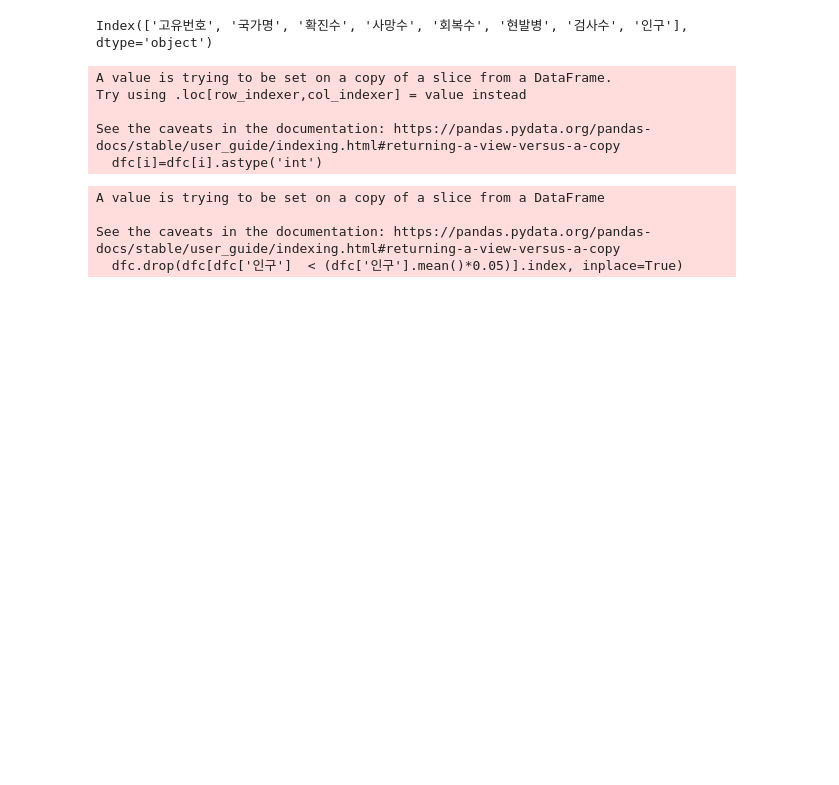
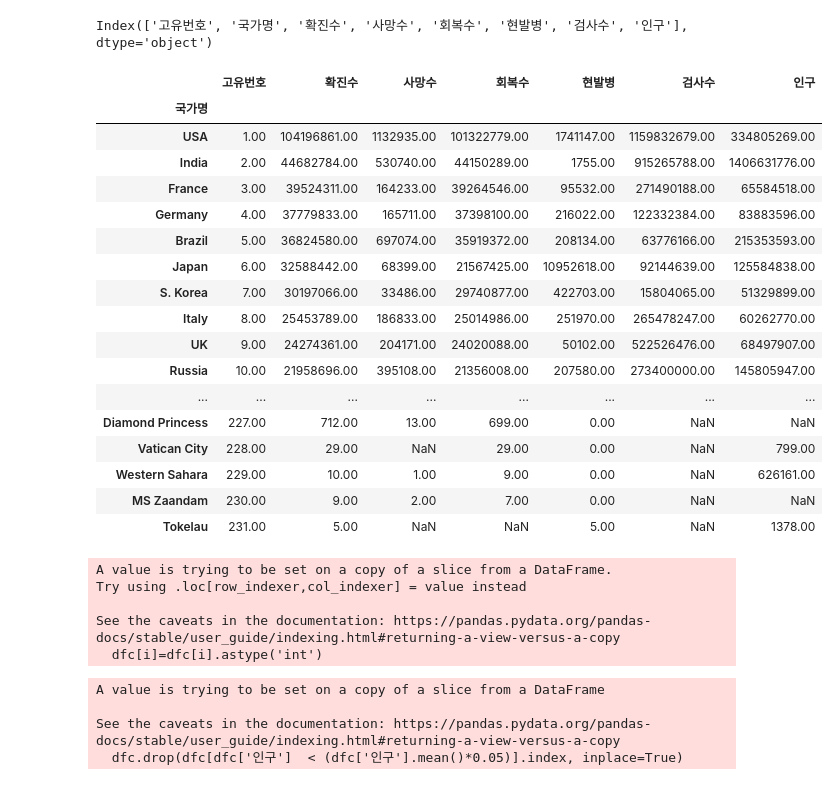
Before and after one commit to Anthony-sj/Project-Covid-19, a Jupyter notebook: ssj/Project_DF_SJ.ipynb, the cells around one changed output. Saved outputs shown, nothing was run; the diff lists cells and outputs as text; code cells hidden in the pictures; blank space fills up the shorter version.

```diff
--- a/ssj/Project_DF_SJ.ipynb
+++ b/ssj/Project_DF_SJ.ipynb
@@ -56 +62,25 @@ dfc0.drop(['고유번호','현발병'], axis=1, inplace=True)
+# %%
+for a in dfc0.index:
+    if np.isnan(dfc0.loc[a,'회복수']):
+        dfc0.loc[a,'회복수'] = dfc0.loc[a,'확진수']-dfc0.loc[a,'사망수']
+dfc0
+# %% [output]
+|  | 고유번호 | 확진수 | 사망수 | 회복수 | 현발병 | 검사수 | 인구 |
+| 국가명 |  |  |  |  |  |  |  |
+| USA | 1.00 | 104196861.00 | 1132935.00 | 101322779.00 | 1741147.00 | 1159832679.00 | 334805269.00 |
+| India | 2.00 | 44682784.00 | 530740.00 | 44150289.00 | 1755.00 | 915265788.00 | 1406631776.00 |
+| France | 3.00 | 39524311.00 | 164233.00 | 39264546.00 | 95532.00 | 271490188.00 | 65584518.00 |
+| Germany | 4.00 | 37779833.00 | 165711.00 | 37398100.00 | 216022.00 | 122332384.00 | 83883596.00 |
+| Brazil | 5.00 | 36824580.00 | 697074.00 | 35919372.00 | 208134.00 | 63776166.00 | 215353593.00 |
+| Japan | 6.00 | 32588442.00 | 68399.00 | 21567425.00 | 10952618.00 | 92144639.00 | 125584838.00 |
+| S. Korea | 7.00 | 30197066.00 | 33486.00 | 29740877.00 | 422703.00 | 15804065.00 | 51329899.00 |
+| Italy | 8.00 | 25453789.00 | 186833.00 | 25014986.00 | 251970.00 | 265478247.00 | 60262770.00 |
+| UK | 9.00 | 24274361.00 | 204171.00 | 24020088.00 | 50102.00 | 522526476.00 | 68497907.00 |
+| Russia | 10.00 | 21958696.00 | 395108.00 | 21356008.00 | 207580.00 | 273400000.00 | 145805947.00 |
+| ... | ... | ... | ... | ... | ... | ... | ... |
+| Diamond Princess | 227.00 | 712.00 | 13.00 | 699.00 | 0.00 | NaN | NaN |
+| Vatican City | 228.00 | 29.00 | NaN | 29.00 | 0.00 | NaN | 799.00 |
+| Western Sahara | 229.00 | 10.00 | 1.00 | 9.00 | 0.00 | NaN | 626161.00 |
+| MS Zaandam | 230.00 | 9.00 | 2.00 | 7.00 | 0.00 | NaN | NaN |
+| Tokelau | 231.00 | 5.00 | NaN | NaN | 5.00 | NaN | 1378.00 |
 # %%
```
Also changed, not shown: parts of 19 cells of this notebook, 1 other file.
